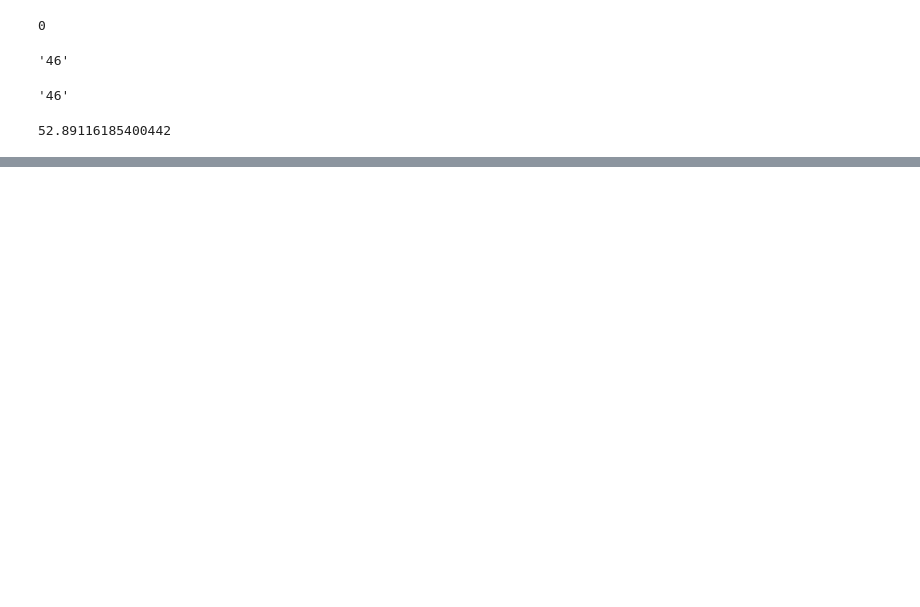
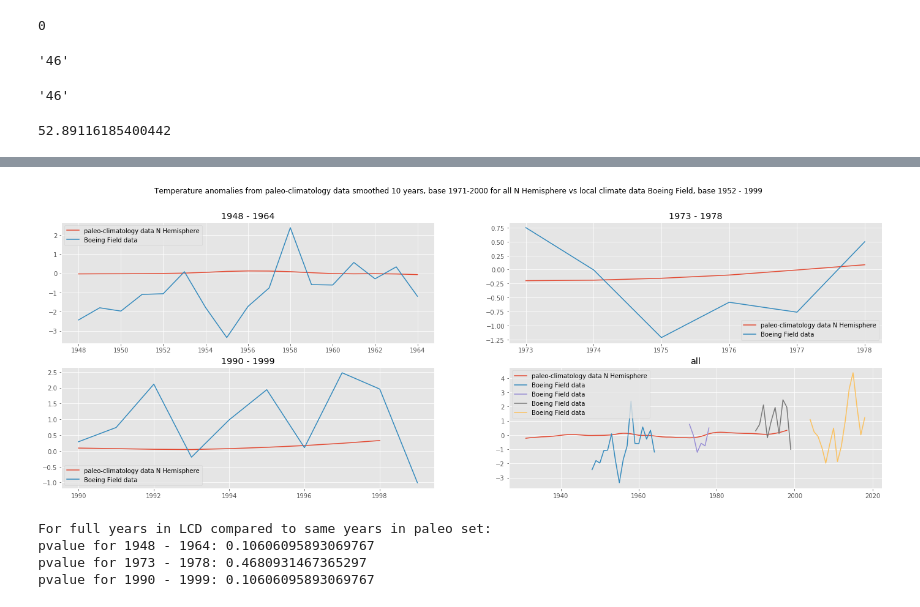
Before and after one commit to SarahMBurgart/temp-anomalies-seattle, a Jupyter notebook: NOAA dataset - CLEAN version.ipynb, the cells around one changed output, grey strips where cells are left out. Cells and saved outputs as stored; diff of their text form; code cells hidden in the pictures; blank space fills up the shorter version.

Commit message:
pvalues for means and slope and plots for both

```diff
--- a/NOAA dataset - CLEAN version.ipynb
+++ b/NOAA dataset - CLEAN version.ipynb
@@ -199,0 +269,6 @@ plt.show()
+# %%
+years48_64 = [x[0] for x in means48_64]
+years73_78 = [x[0] for x in means73_78]
+years90_99 = [x[0] for x in means90_99]
+years04_18 = [x[0] for x in means04_18]
+#years48_64
@@ -199,0 +310,12 @@ plt.show()
+# %%
+# bring in data from paleoclimatology dataset
+
+df = pd.read_csv("/Users/sarahburgart/galvanize/week4 - capstone 1/data/shi2013nh.txt",sep="\t", low_memory=False, comment='#')
+paleo48_64 = df[(df["age_AD"] > 1947) & (df["age_AD"] < 1965)][["age_AD", "tempanom-ann"]]
+paleo73_78 = df[(df["age_AD"] > 1972) & (df["age_AD"] < 1979)][["age_AD", "tempanom-ann"]]
+paleo90_99 = df[(df["age_AD"] > 1989) & (df["age_AD"] < 2000)][["age_AD", "tempanom-ann"]]
+
+# could fit a line and extrapolate the 2004 - 2018 anomalies
+
+
+# df = df[(df['closing_price'] >= 99) & (df['closing_price'] <= 101)]
@@ -199,0 +343,32 @@ plt.show()
+# %%
+fig, axs = plt.subplots(2, 2, figsize=(24, 8))
+a = axs.flatten()
+a[0].plot(paleo48_64["age_AD"], paleo48_64["tempanom-ann"], label= "paleo-climatology data N Hemisphere")
+a[0].plot(paleo48_64["age_AD"], anomaly48_64, label= "Boeing Field data")
+a[0].set_title("1948 - 1964")
+a[0].legend(loc='best')
+
+a[1].plot(paleo73_78["age_AD"], paleo73_78["tempanom-ann"], label= "paleo-climatology data N Hemisphere")
+a[1].plot(paleo73_78["age_AD"], anomaly73_78, label= "Boeing Field data")
+a[1].set_title("1973 - 1978")
+a[1].legend(loc='best')
+
+a[2].plot(paleo90_99["age_AD"], paleo90_99["tempanom-ann"], label= "paleo-climatology data N Hemisphere")
+a[2].plot(paleo90_99["age_AD"], anomaly90_99, label= "Boeing Field data")
+a[2].set_title("1990 - 1999")
+a[2].legend(loc='best')
+
+a[3].plot(df[df["age_AD"] > 1930][["age_AD"]], df[df["age_AD"] > 1930][["tempanom-ann"]], label= "paleo-climatology data N Hemisphere")
+a[3].plot(years48_64, anomaly48_64, label= "Boeing Field data")
+a[3].plot(years73_78, anomaly73_78, label= "Boeing Field data")
+a[3].plot(years90_99, anomaly90_99, label= "Boeing Field data")
+a[3].plot(years04_18, anomaly04_18, label= "Boeing Field data")
+a[3].set_title("all")
+a[3].legend(loc='best')
+
+
+
+fig.suptitle('Temperature anomalies from paleo-climatology data smoothed 10 years, base 1971-2000 for all N Hemisphere vs local climate data Boeing Field, base 1952 - 1999')
+plt.show()
+# %% [output]
+[figure, added]
@@ -199,0 +415,7 @@ plt.show()
+# %%
+print(f"For full years in LCD compared to same years in paleo set:\npvalue for 1948 - 1964: {pvalue90_99[1]}\npvalue for 1973 - 1978: {pvalue73_78[1]}\npvalue for 1990 - 1999: {pvalue90_99[1]}")
+# %% [output]
+For full years in LCD compared to same years in paleo set:
+pvalue for 1948 - 1964: 0.10606095893069767
+pvalue for 1973 - 1978: 0.4680931467365297
+pvalue for 1990 - 1999: 0.10606095893069767
```
Also changed, not shown: parts of 26 cells of this notebook.
